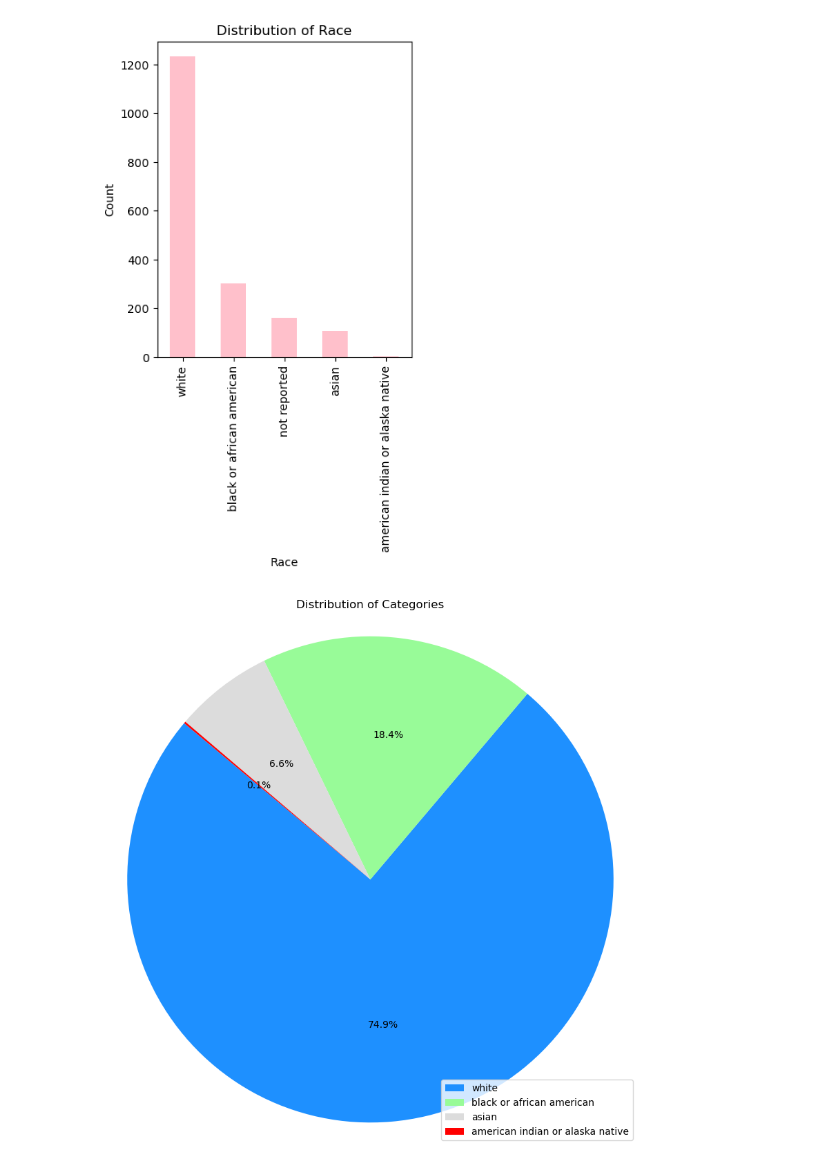
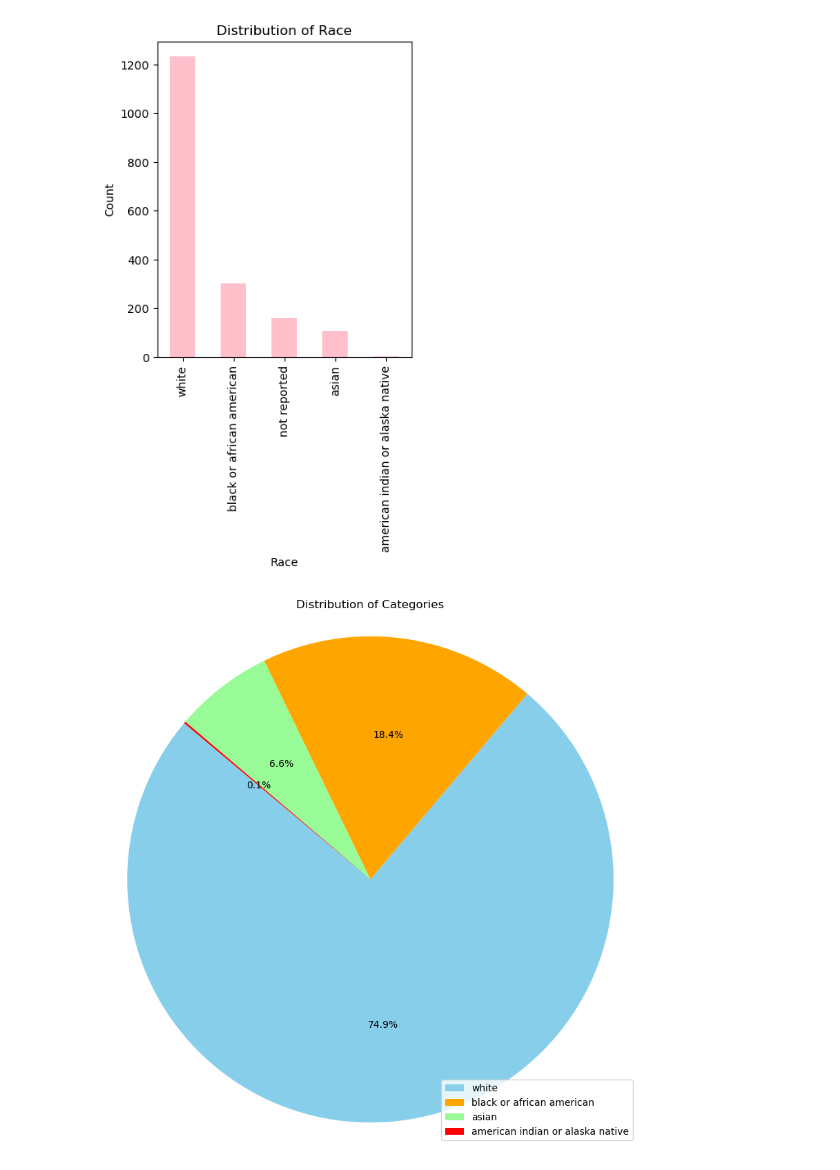
Before and after one commit to jlai03/Transfer-Learning-for-Racial-Sparsity-in-Genomic-Breast-Cancer-Data, a Jupyter notebook: analysis/clinical_data_analysis.ipynb, the cells around one changed output. Saved outputs shown, nothing was run; the diff lists cells and outputs as text; code cells hidden in the pictures.

Commit message:
Added Pie Chart

```diff
--- a/analysis/clinical_data_analysis.ipynb
+++ b/analysis/clinical_data_analysis.ipynb
@@ -77,14 +77,14 @@ plt.show()
 # %%
 # Clean up DF
 filtered_df = df[df.race != "not reported"]
 race_counts = filtered_df['race'].value_counts()
 
 # Plot Pie Chart of Race
 plt.figure(figsize=(10, 10))
-plt.pie(race_counts, labels=race_counts.index, autopct='%1.1f%%', startangle=140, labeldistance=None, colors=["dodgerblue", "palegreen", "gainsboro", "red"])
+plt.pie(race_counts, labels=race_counts.index, autopct='%1.1f%%', startangle=140, labeldistance=None, colors=["skyblue", "orange", "palegreen", "red"])
 plt.axis('equal')  # Equal aspect ratio ensures that pie is drawn as a circle.
 plt.title('Distribution of Categories')
 plt.legend()
 plt.show()
 # %% [output]
-[figure, old version]
+[figure, new version]
```
